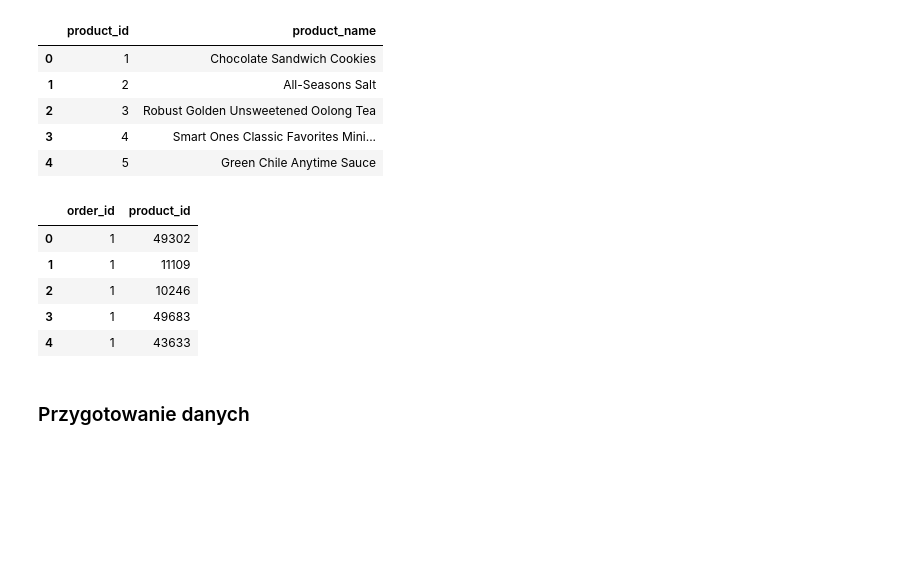
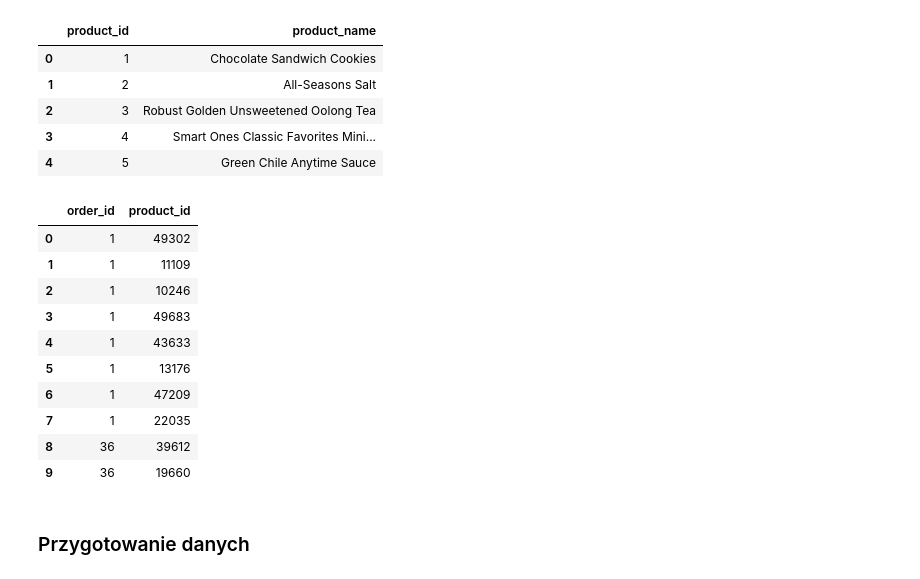
Before and after one commit to Marcin19721205/MachineLearingBootCampPartII, a Jupyter notebook: 13_apriori_MJ.ipynb, the cells around one changed output. Cells and saved outputs as stored; diff of their text form; code cells hidden in the pictures; blank space fills up the shorter version.

```diff
--- a/13_apriori_MJ.ipynb
+++ b/13_apriori_MJ.ipynb
@@ -65,14 +65,19 @@ products.head()
 | 4 | 5 | Green Chile Anytime Sauce |
 # %%
 orders = pd.read_csv('orders.csv', usecols=['order_id', 'product_id'])
-orders.head()
+orders.head(10)
 # %% [output]
 |  | order_id | product_id |
 | 0 | 1 | 49302 |
 | 1 | 1 | 11109 |
 | 2 | 1 | 10246 |
 | 3 | 1 | 49683 |
 | 4 | 1 | 43633 |
+| 5 | 1 | 13176 |
+| 6 | 1 | 47209 |
+| 7 | 1 | 22035 |
+| 8 | 36 | 39612 |
+| 9 | 36 | 19660 |
 # %% [markdown]
 ### <a name='2'></a> Przygotowanie danych
 # %%
```
Also changed, not shown: parts of 8 cells of this notebook.
